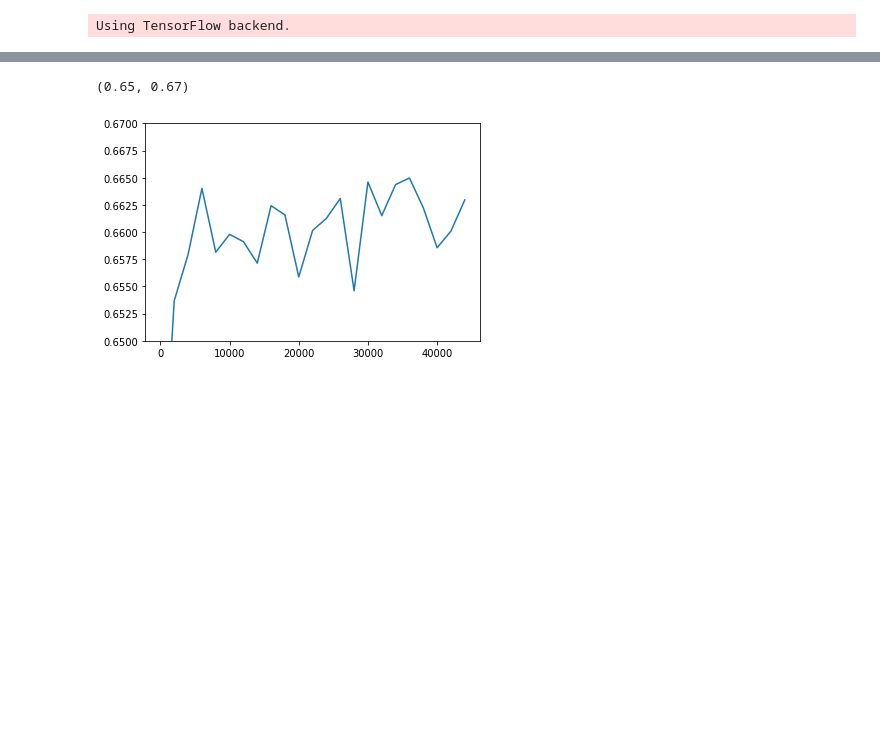
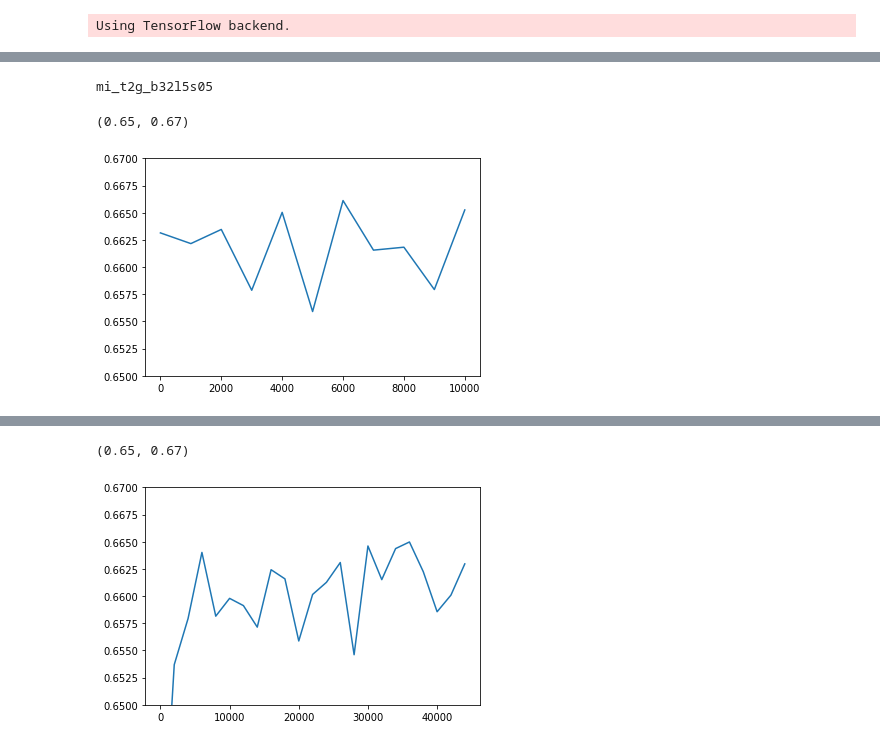
Before and after one commit to ckguo/voxelmorph, a Jupyter notebook: notebooks/dice_epoch_graph.ipynb, the cells around one changed output, grey strips where cells are left out. Cells and saved outputs as stored; diff of their text form; code cells hidden in the pictures; blank space fills up the shorter version.

```diff
--- a/notebooks/dice_epoch_graph.ipynb
+++ b/notebooks/dice_epoch_graph.ipynb
@@ -170,0 +260,8 @@ tested patients 150.760014295578
+# %%
+print(model_name)
+plt.plot(np.linspace(0, num_iters, num_iters/step_size+1), dices)
+plt.ylim(0.65, 0.67)
+# %% [output]
+mi_t2g_b32l5s05
+(0.65, 0.67)
+[figure, added]
```
Also changed, not shown: parts of 11 cells of this notebook.
